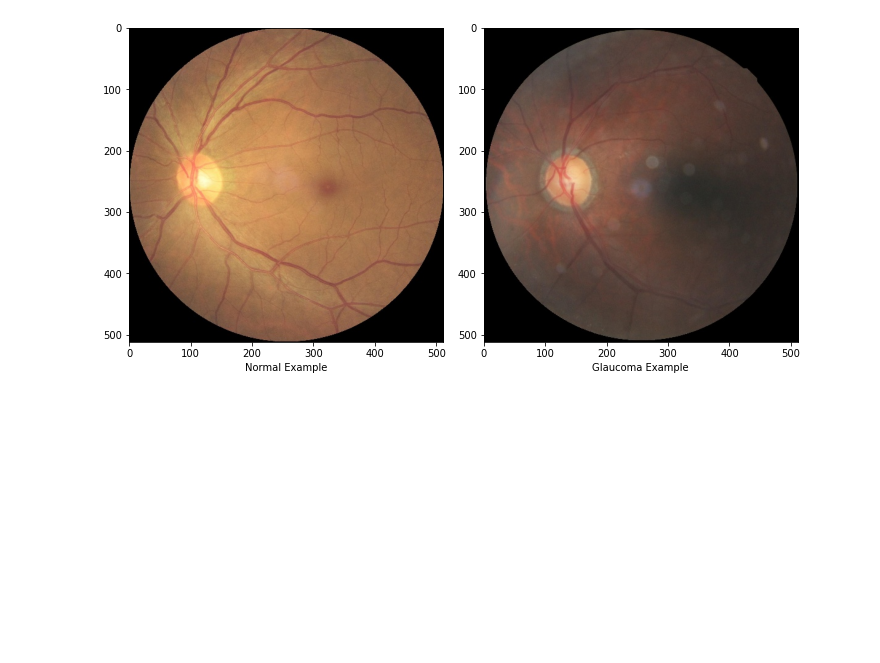
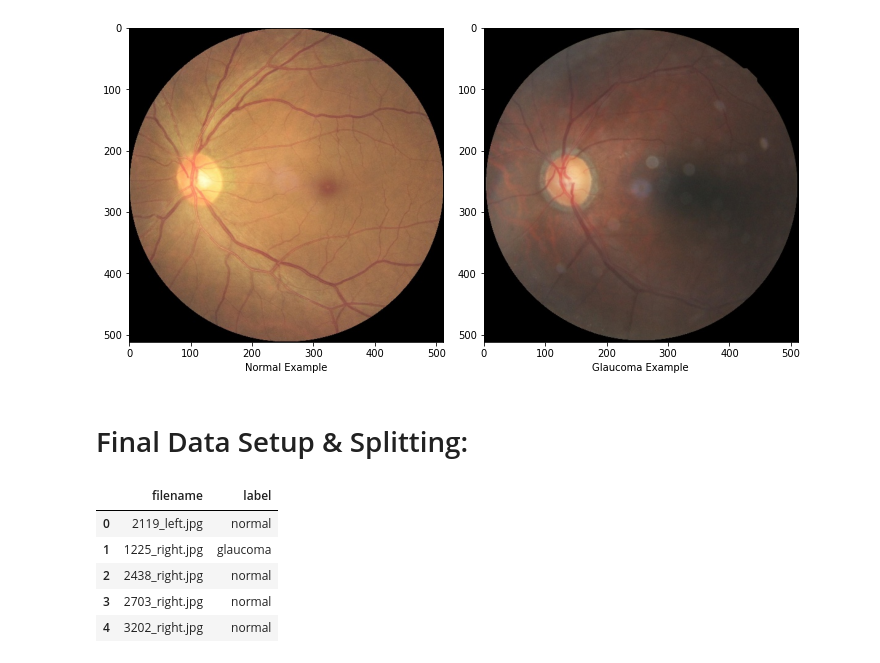
Before and after one commit to ethanrasmussen/ocularimg_test, a Jupyter notebook: glaucoma_model.ipynb, the cells around one changed output. Cells and saved outputs as stored; diff of their text form; code cells hidden in the pictures; blank space fills up the shorter version.

```diff
--- a/glaucoma_model.ipynb
+++ b/glaucoma_model.ipynb
@@ -159,3 +159,23 @@ plt.xlabel("Glaucoma Example")
 plt.tight_layout()
 # %% [output]
 [figure]
+# %% [markdown]
+# Final Data Setup & Splitting:
+# %%
+# build labeled DF
+df_norm_random = pd.DataFrame(df_norm_random, columns= ['filename'])
+df_norm_random['label'] = 'normal'
+df_glaucoma = pd.DataFrame(df_glaucoma, columns= ['filename'])
+df_glaucoma['label'] = 'glaucoma'
+
+df_model = df_glaucoma.append(df_norm_random, ignore_index=True)
+df_model = df_model.sample(frac=1).reset_index(drop=True)
+
+df_model.head(5)
+# %% [output]
+|  | filename | label |
+| 0 | 2119_left.jpg | normal |
+| 1 | 1225_right.jpg | glaucoma |
+| 2 | 2438_right.jpg | normal |
+| 3 | 2703_right.jpg | normal |
+| 4 | 3202_right.jpg | normal |
```
Also changed, not shown: parts of 6 cells of this notebook.
